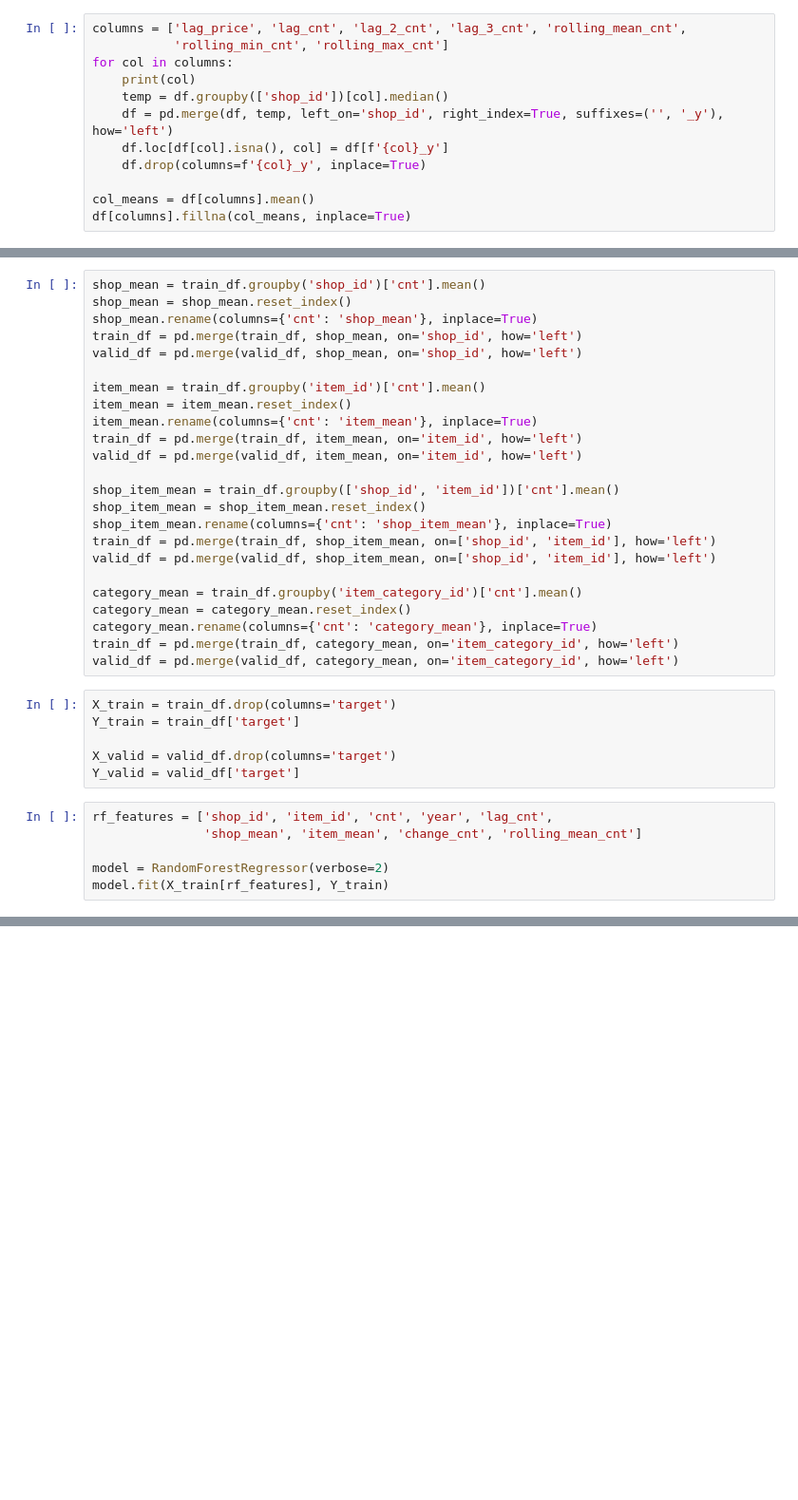
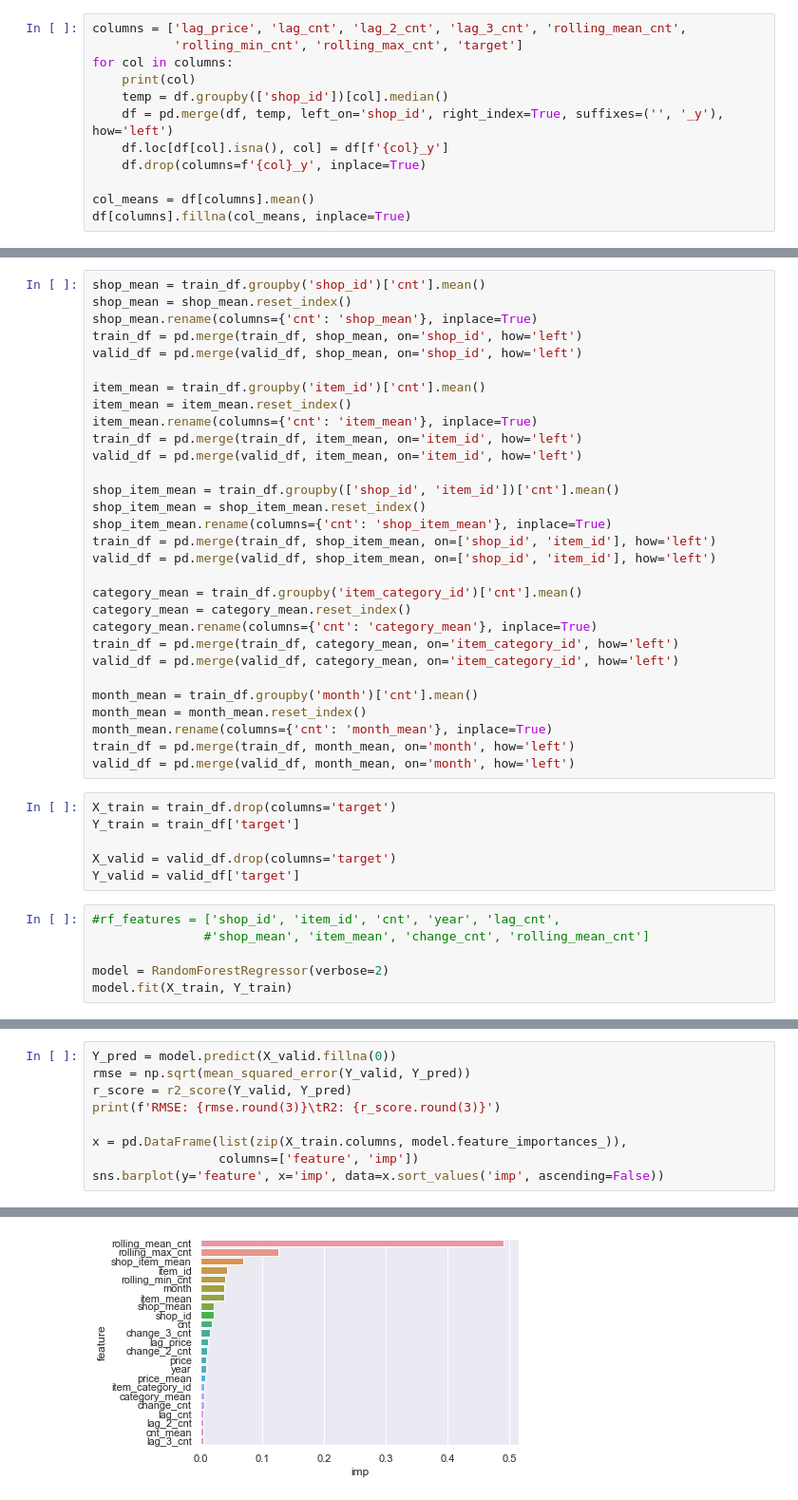
Before and after one commit to Bounty1993/ML-scripts, a Jupyter notebook: future_sales.ipynb, the cells around one changed output, grey strips where cells are left out. Shown at 95% size. Saved outputs shown, nothing was run; the diff lists cells and outputs as text; blank space fills up the shorter version.

```diff
--- a/future_sales.ipynb
+++ b/future_sales.ipynb
@@ -238,7 +303,7 @@ all_train.describe().T.round(2)
 df = all_train.loc[all_train['date_block_num'] > 2].copy()
 # %%
 columns = ['lag_price', 'lag_cnt', 'lag_2_cnt', 'lag_3_cnt', 'rolling_mean_cnt',
-           'rolling_min_cnt', 'rolling_max_cnt']
+           'rolling_min_cnt', 'rolling_max_cnt', 'target']
 for col in columns:
     print(col)
     temp = df.groupby(['shop_id'])[col].median()
@@ -289,6 +384,12 @@ category_mean = category_mean.reset_index()
 category_mean.rename(columns={'cnt': 'category_mean'}, inplace=True)
 train_df = pd.merge(train_df, category_mean, on='item_category_id', how='left')
 valid_df = pd.merge(valid_df, category_mean, on='item_category_id', how='left')
+
+month_mean = train_df.groupby('month')['cnt'].mean()
+month_mean = month_mean.reset_index()
+month_mean.rename(columns={'cnt': 'month_mean'}, inplace=True)
+train_df = pd.merge(train_df, month_mean, on='month', how='left')
+valid_df = pd.merge(valid_df, month_mean, on='month', how='left')
 # %%
 X_train = train_df.drop(columns='target')
 Y_train = train_df['target']
@@ -296,8 +397,8 @@ Y_train = train_df['target']
 X_valid = valid_df.drop(columns='target')
 Y_valid = valid_df['target']
 # %%
-rf_features = ['shop_id', 'item_id', 'cnt', 'year', 'lag_cnt',
-               'shop_mean', 'item_mean', 'change_cnt', 'rolling_mean_cnt']
+#rf_features = ['shop_id', 'item_id', 'cnt', 'year', 'lag_cnt',
+               #'shop_mean', 'item_mean', 'change_cnt', 'rolling_mean_cnt']
 
 model = RandomForestRegressor(verbose=2)
-model.fit(X_train[rf_features], Y_train)
+model.fit(X_train, Y_train)
@@ -312,0 +434,10 @@ plt.scatter(Y_valid, Y_pred)
+# %%
+Y_pred = model.predict(X_valid.fillna(0))
+rmse = np.sqrt(mean_squared_error(Y_valid, Y_pred))
+r_score = r2_score(Y_valid, Y_pred)
+print(f'RMSE: {rmse.round(3)}\tR2: {r_score.round(3)}')
+
+x = pd.DataFrame(list(zip(X_train.columns, model.feature_importances_)),
+                 columns=['feature', 'imp'])
+sns.barplot(y='feature', x='imp', data=x.sort_values('imp', ascending=False))
+# %% [output]
@@ -312,0 +449 @@ plt.scatter(Y_valid, Y_pred)
+[figure, added]
```
Also changed, not shown: parts of 32 cells of this notebook.
